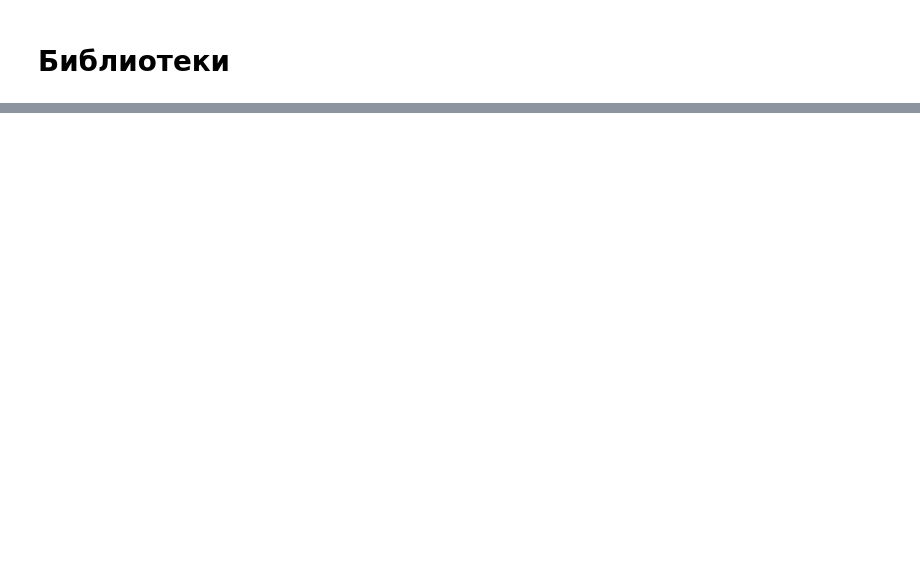
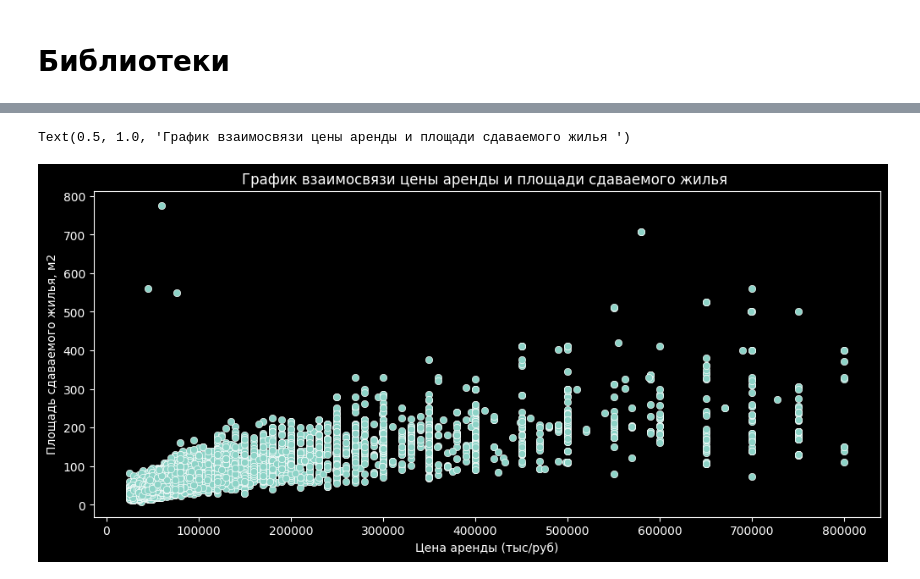
Before and after one commit to Shchushch/RealEstbyMW, a Jupyter notebook: processing.ipynb, the cells around one changed output, grey strips where cells are left out. Cells and saved outputs as stored; diff of their text form; code cells hidden in the pictures; blank space fills up the shorter version.

```diff
--- a/processing.ipynb
+++ b/processing.ipynb
@@ -90,0 +343,4 @@ sns.heatmap(coord_rlst,annot=True,cmap='RdBu')
+# %%
+#выделим цифры
+ints = rlst['Bathroom'].str.findall(r'(\d+(?:\.\d+)?)').values #regex
+ints
@@ -90,0 +461,5 @@ sns.heatmap(coord_rlst,annot=True,cmap='RdBu')
+# %%
+win_dic=dict(zip(['На улицу и двор', 'Во двор', 'На улицу'],[3,2,1]))
+rlst['Windows'] = rlst['Windows'].map(win_dic)
+
+#rlst['Renovation'].unique()
@@ -90,0 +691,9 @@ sns.heatmap(coord_rlst,annot=True,cmap='RdBu')
+# %%
+plt.figure(figsize=(12,5))
+sns.scatterplot(data=coast, x='Price', y='Total_area')
+plt.xlabel('Цена аренды (тыс/руб)')
+plt.ylabel('Площадь сдаваемого жилья, м2' )
+plt.title('График взаимосвязи цены аренды и площади сдаваемого жилья ')
+# %% [output]
+Text(0.5, 1.0, 'График взаимосвязи цены аренды и площади сдаваемого жилья ')
+[figure, added]
```
Also changed, not shown: parts of 66 cells of this notebook, 2 other files.
